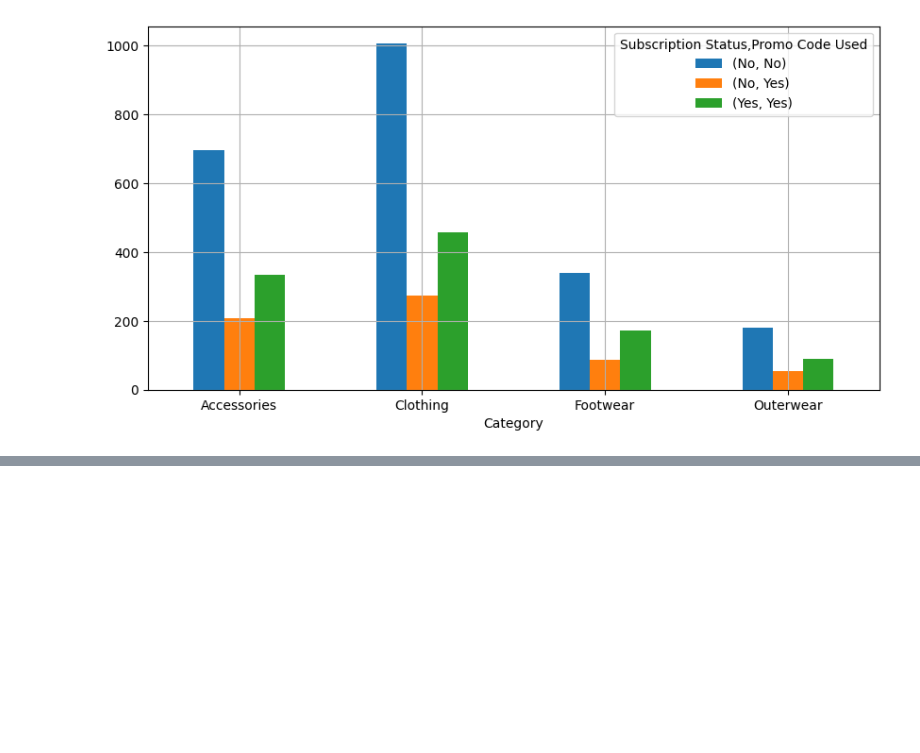
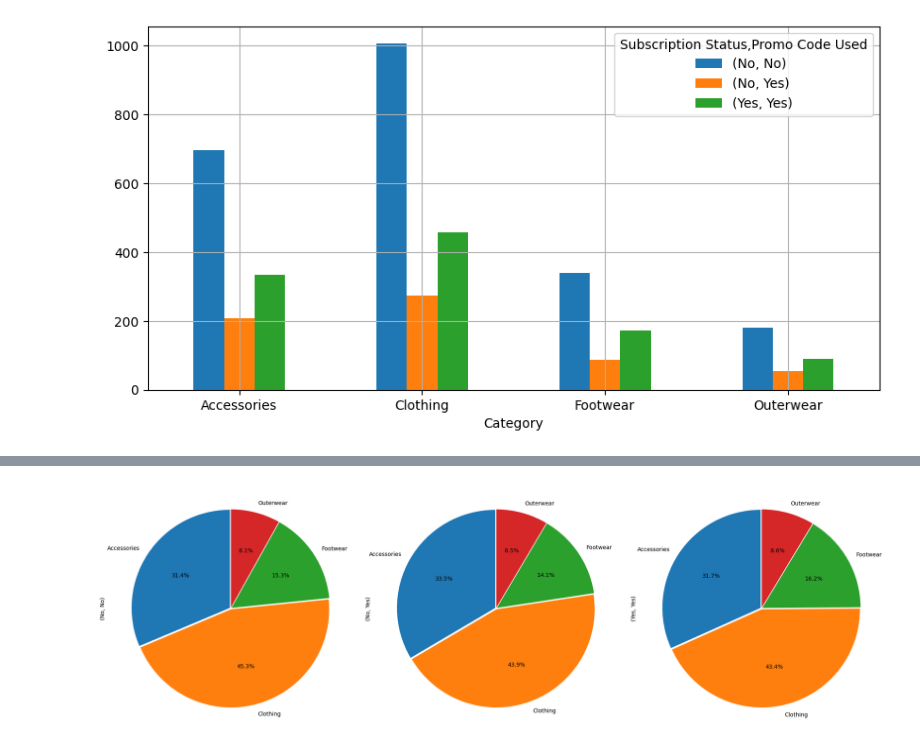
Before and after one commit to Udhay2898/Project, a Jupyter notebook: Agg_code.ipynb, the cells around one changed output, grey strips where cells are left out. Saved outputs shown, nothing was run; the diff lists cells and outputs as text; code cells hidden in the pictures; blank space fills up the shorter version.

```diff
--- a/Agg_code.ipynb
+++ b/Agg_code.ipynb
@@ -239,0 +294,10 @@ plt.show()
+# %%
+explode = [0.01] * len(g_Category_pivot)
+
+fig, axes = plt.subplots(nrows=1, ncols=len(g_Category_pivot.columns), figsize=(20, 10))
+g_Category_pivot.plot.pie(subplots=True, ax=axes, legend=False, autopct='%1.1f%%', startangle = 90,explode = explode)
+
+plt.tight_layout()
+plt.show()
+# %% [output]
+[figure, added]
```
Also changed, not shown: parts of 5 cells of this notebook.
